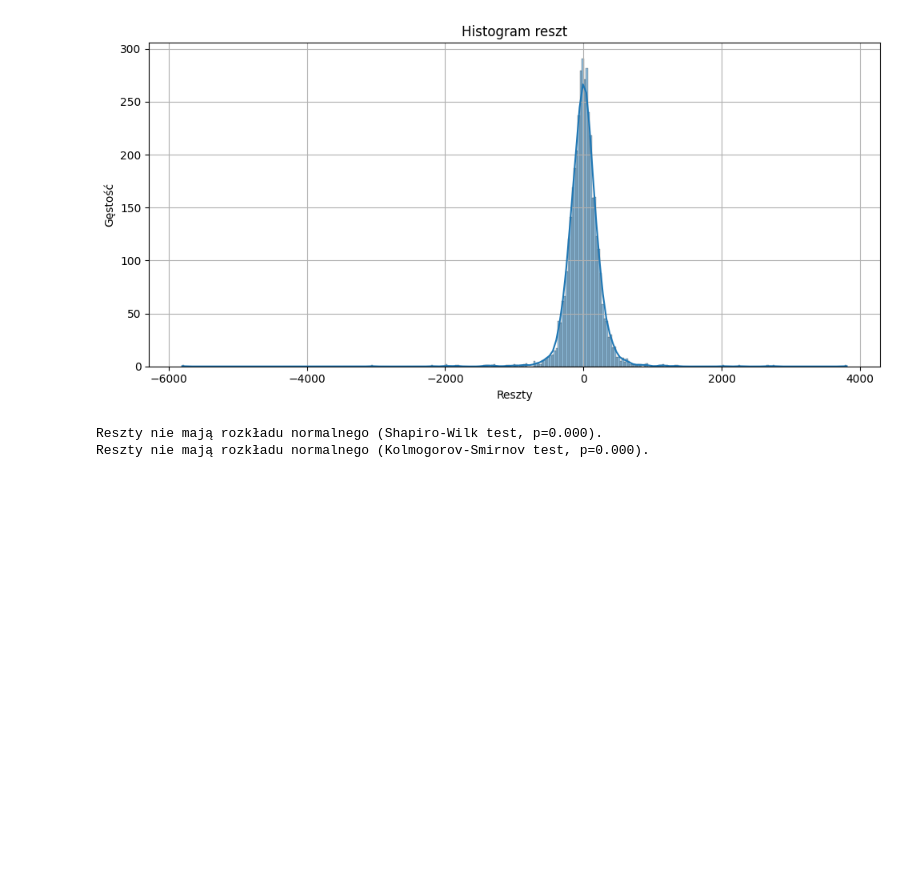
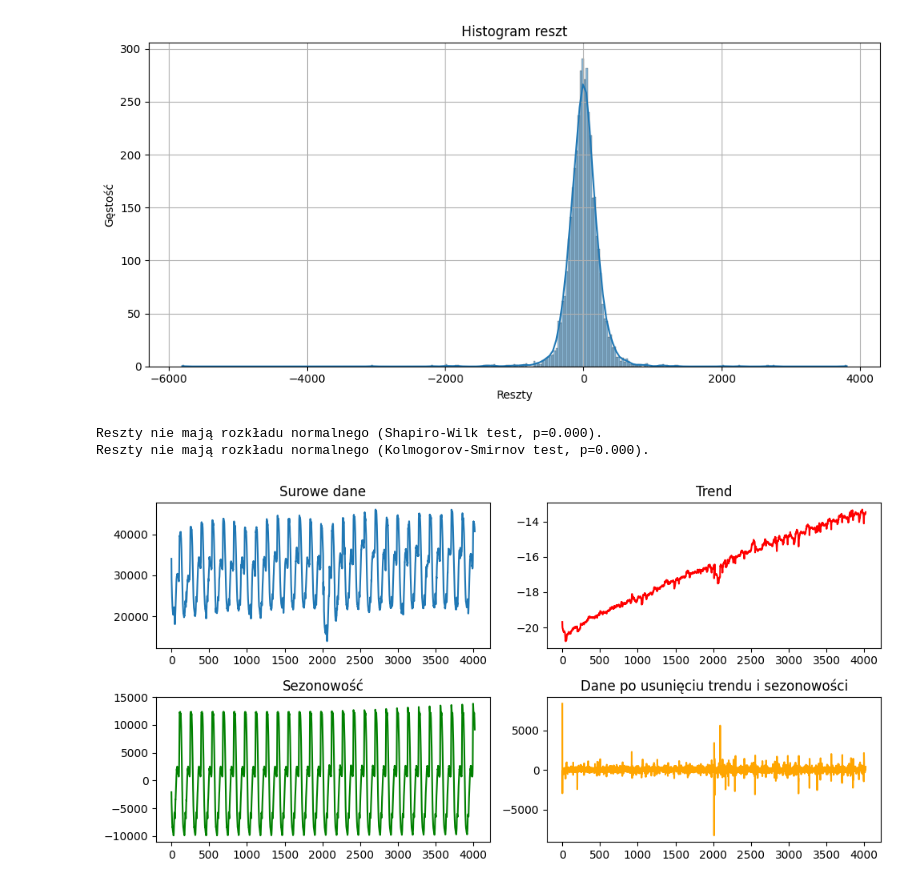
Before and after one commit to JKrempinska/kaszcz, a Jupyter notebook: dealing_with_data/analiza_danych.ipynb, the cells around one changed output. Cells and saved outputs as stored; diff of their text form; code cells hidden in the pictures; blank space fills up the shorter version.

```diff
--- a/dealing_with_data/analiza_danych.ipynb
+++ b/dealing_with_data/analiza_danych.ipynb
@@ -307,3 +307,33 @@ else:
 [figure]
 Reszty nie mają rozkładu normalnego (Shapiro-Wilk test, p=0.000).
 Reszty nie mają rozkładu normalnego (Kolmogorov-Smirnov test, p=0.000).
+# %%
+#dekompozycja szeregu
+exp_decomposition = ExponentialSmoothing(data_train, seasonal_periods=144, trend='add', seasonal='add').fit()#STL(data_train, period=144).fit()
+
+trend_exp = exp_decomposition.trend
+seasonal_exp = exp_decomposition.season
+clean_data = exp_decomposition.resid
+
+plt.figure(figsize=(10, 5))
+
+plt.subplot(2, 2, 1)
+plt.plot(data_train, label='Original')
+plt.title('Surowe dane')
+
+plt.subplot(2, 2, 2)
+plt.plot(trend_exp, label='Trend', color='red')
+plt.title('Trend')
+
+plt.subplot(2, 2, 3)
+plt.plot(seasonal_exp, label='Seasonal', color='green')
+plt.title('Sezonowość')
+
+plt.subplot(2, 2, 4)
+plt.plot(clean_data, label='Residual', color='orange')
+plt.title('Dane po usunięciu trendu i sezonowości')
+
+plt.tight_layout()
+plt.show()
+# %% [output]
+[figure, added]
```
Also changed, not shown: parts of 4 cells of this notebook.
